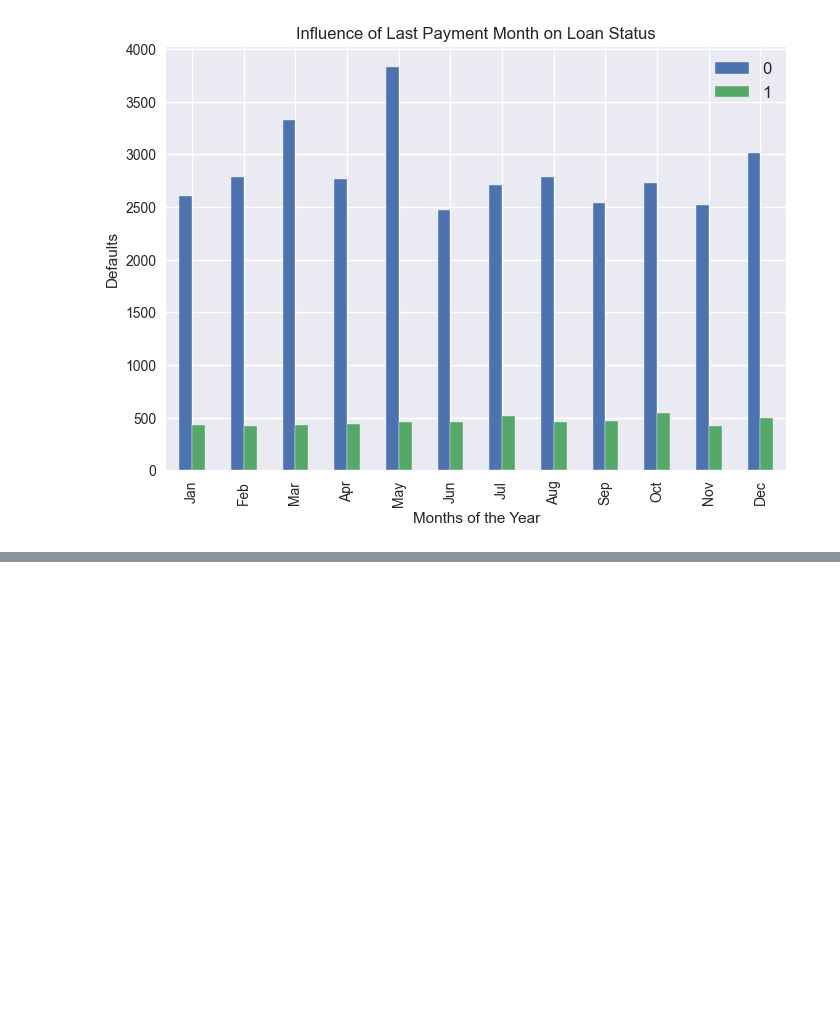
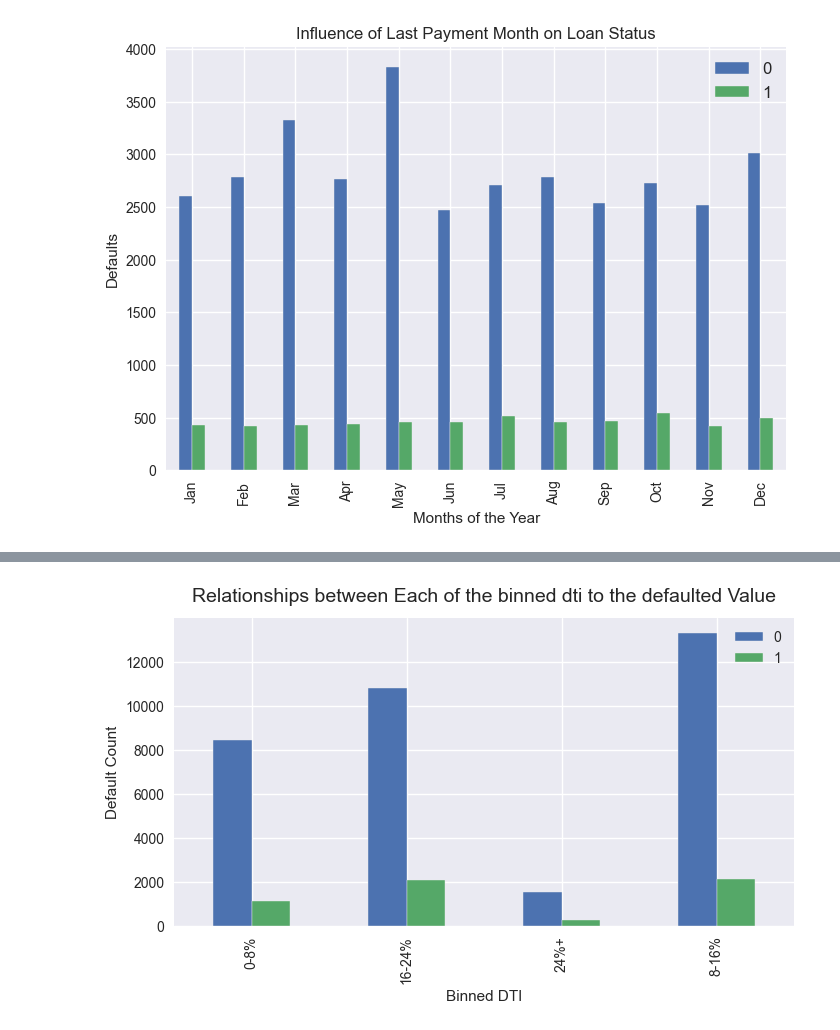
Before and after one commit to richwej/eda_projects, a Jupyter notebook: EDA - Lending Club.ipynb, the cells around one changed output, grey strips where cells are left out. Saved outputs shown, nothing was run; the diff lists cells and outputs as text; code cells hidden in the pictures; blank space fills up the shorter version.

```diff
--- a/EDA - Lending Club.ipynb
+++ b/EDA - Lending Club.ipynb
@@ -1332,0 +1360,26 @@ plt.show()
+# %%
+#let's start by binning into [0-8%, 8-16%, 16-24%, 24%+].., this would be very helpful for getting a visualisation
+def classify_dti(x):
+    if x >= 0 and x < 8:
+        return '0-8%'
+    elif x >= 8 and x < 16:
+        return '8-16%'
+    elif x >= 16 and x < 24:
+        return '16-24%'
+    else:
+        return '24%+'
+
+loan_dataset_cp['dtit'] = loan_dataset_cp['dti'].apply(classify_dti)
+# %%
+dti_temp = pd.crosstab(loan_dataset_cp.dtit, loan_dataset_cp.defaulted)
+dti_temp.plot(kind = 'bar', figsize = (8,4))
+plt.title("Relationships between Each of the binned dti to the defaulted Value", fontsize = 14, pad = 12)
+plt.xlabel("Binned DTI")
+plt.ylabel("Default Count")
+plt.legend()
+plt.show()
+
+#observation the 16-24% and the 8-16% have the highest default ratio
+#but we need something more.., we need the ratio of the defaults to the non defaults in order to rank and to get a better picture of this
+# %% [output]
+[figure, added]
```
Also changed, not shown: parts of 27 cells of this notebook.
